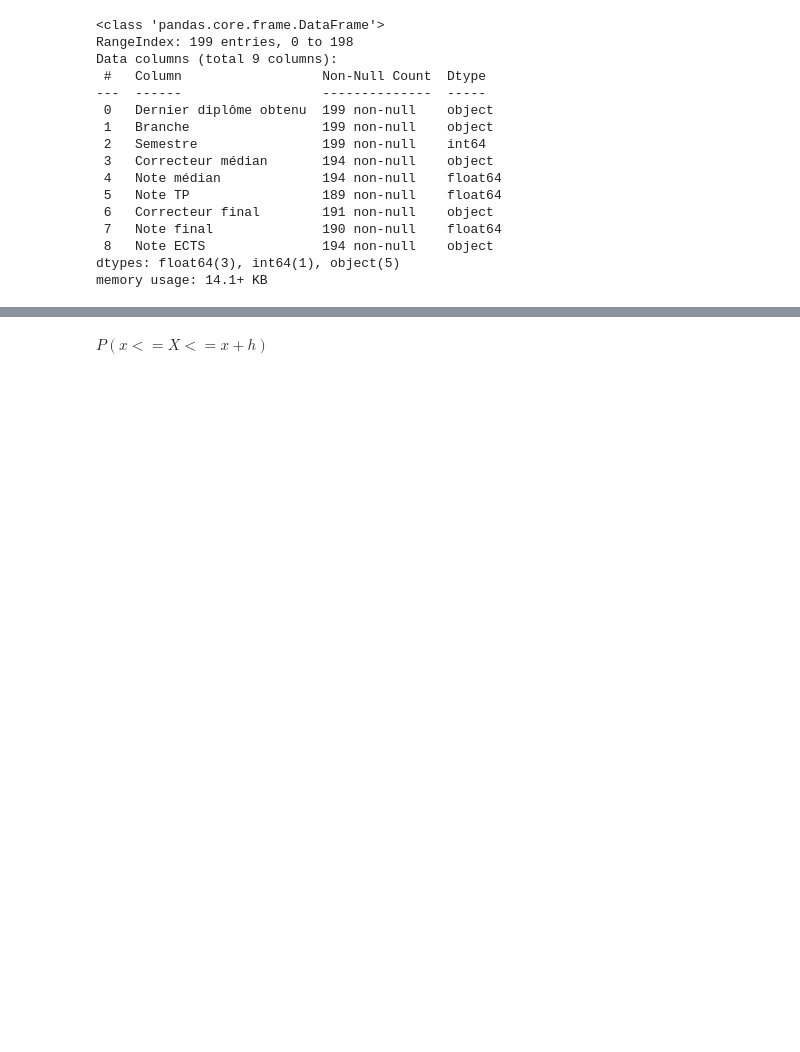
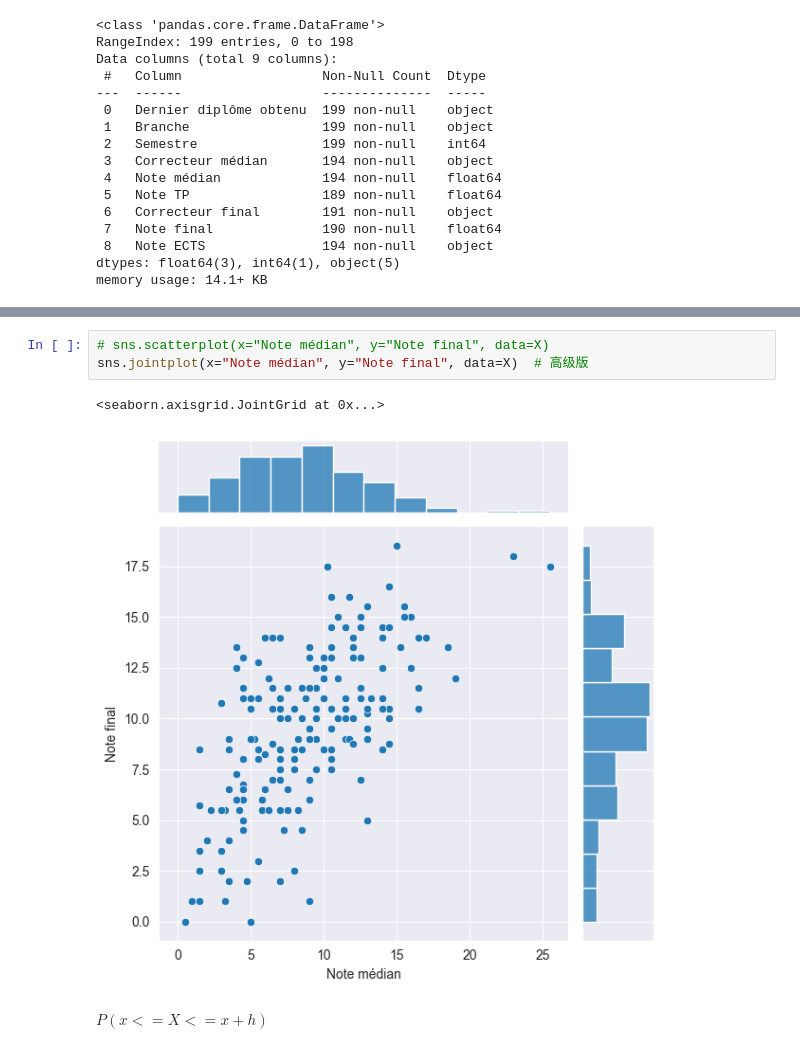
Before and after one commit to Menamot/SY09, a Jupyter notebook: TP02_Analyse_exploratoire-enonce/TD2.ipynb, the cells around one changed output, grey strips where cells are left out. Cells and saved outputs as stored; diff of their text form; blank space fills up the shorter version.

```diff
--- a/TP02_Analyse_exploratoire-enonce/TD2.ipynb
+++ b/TP02_Analyse_exploratoire-enonce/TD2.ipynb
@@ -94,2 +96,8 @@ sns.countplot(data=X,x=X.Branche,hue=X.Semestre)
+# %%
+# sns.scatterplot(x="Note médian", y="Note final", data=X)
+sns.jointplot(x="Note médian", y="Note final", data=X)  # 高级版
+# %% [output]
+<seaborn.axisgrid.JointGrid at 0x...>
+[figure, added]
 # %% [markdown]
 $P(x<=X<=x+h)$
```
Also changed, not shown: parts of 14 cells of this notebook, 1 other file.
